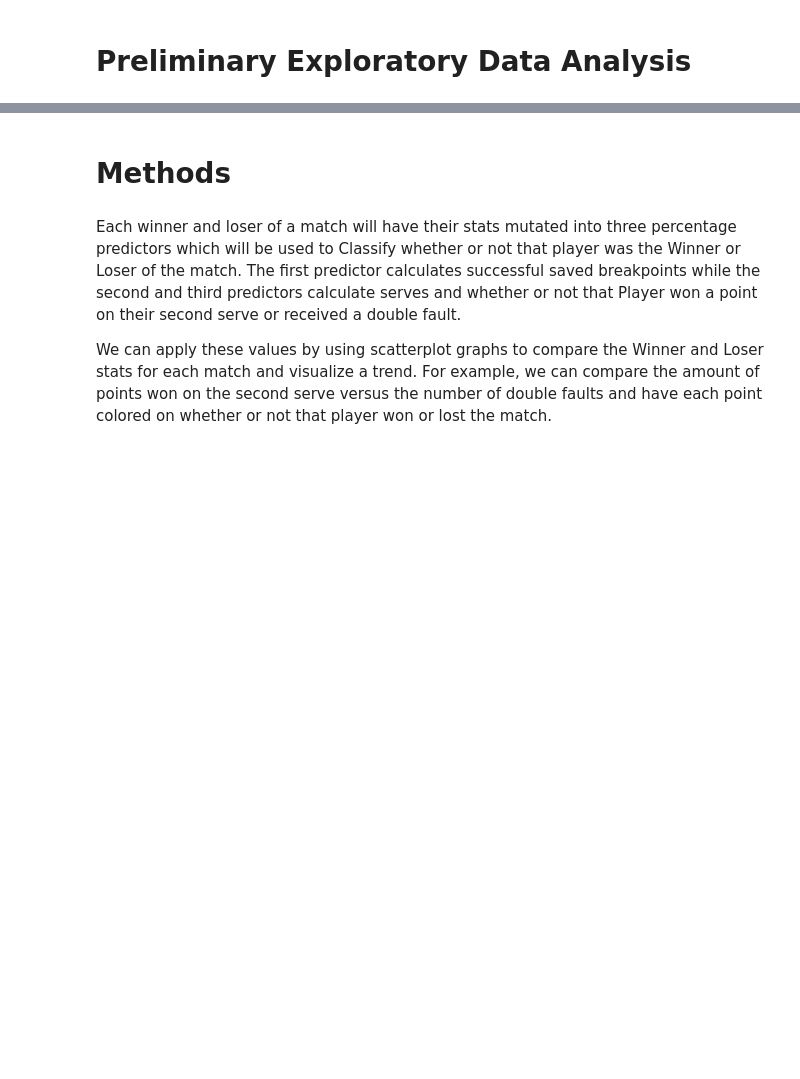
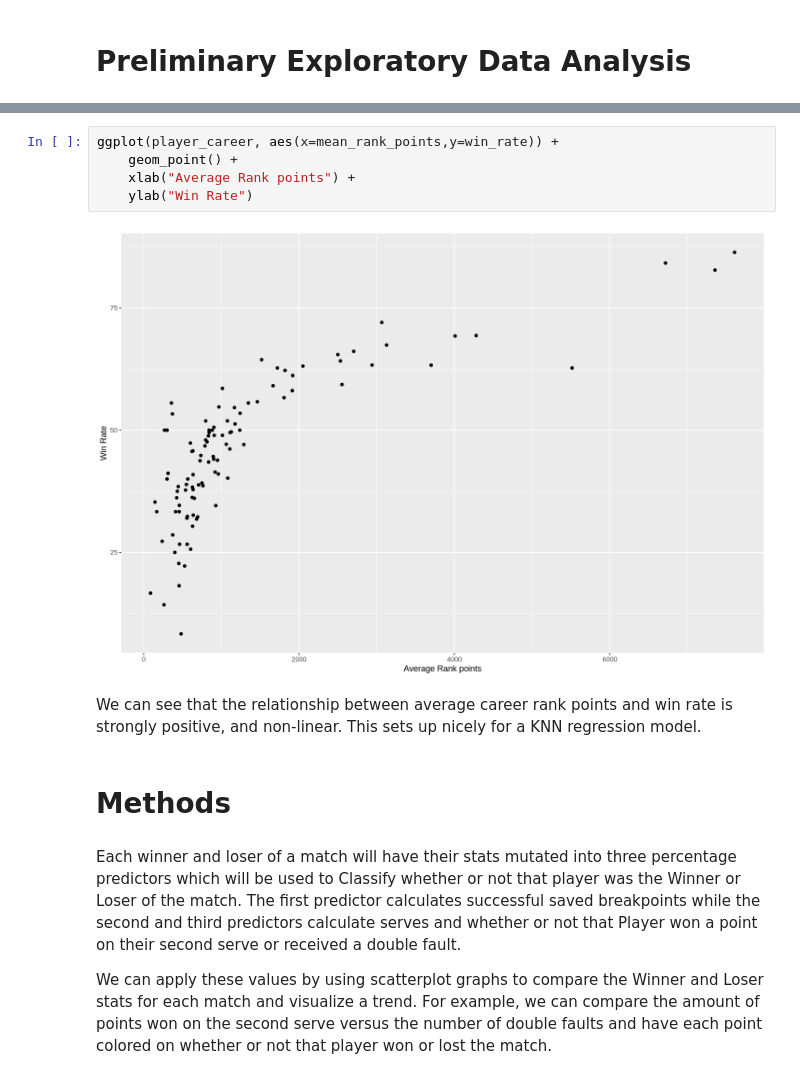
Before and after one commit to SimonYYL/DSCI_100_group19_group_project, a Jupyter notebook: project_proposal_final.ipynb, the cells around one changed output, grey strips where cells are left out. Drawn from its saved outputs; the diff is of its cells as text; blank space fills up the shorter version.

Commit message:
modified proposal for new idea/question using regression
changed question, exploratory data analysis, outcomes

```diff
--- a/project_proposal_final.ipynb
+++ b/project_proposal_final.ipynb
@@ -156,3 +199,12 @@ From the plots above, we could find out that when breakpoint saving and second s
+# %%
+ggplot(player_career, aes(x=mean_rank_points,y=win_rate)) +
+    geom_point() +
+    xlab("Average Rank points") +
+    ylab("Win Rate")
+# %% [output]
+[figure, added]
+# %% [markdown]
+We can see that the relationship between average career rank points and win rate is strongly positive, and non-linear. This sets up nicely for a KNN regression model.
 # %% [markdown]
 # Methods
 # %% [markdown]
```
Also changed, not shown: parts of 11 cells of this notebook.
